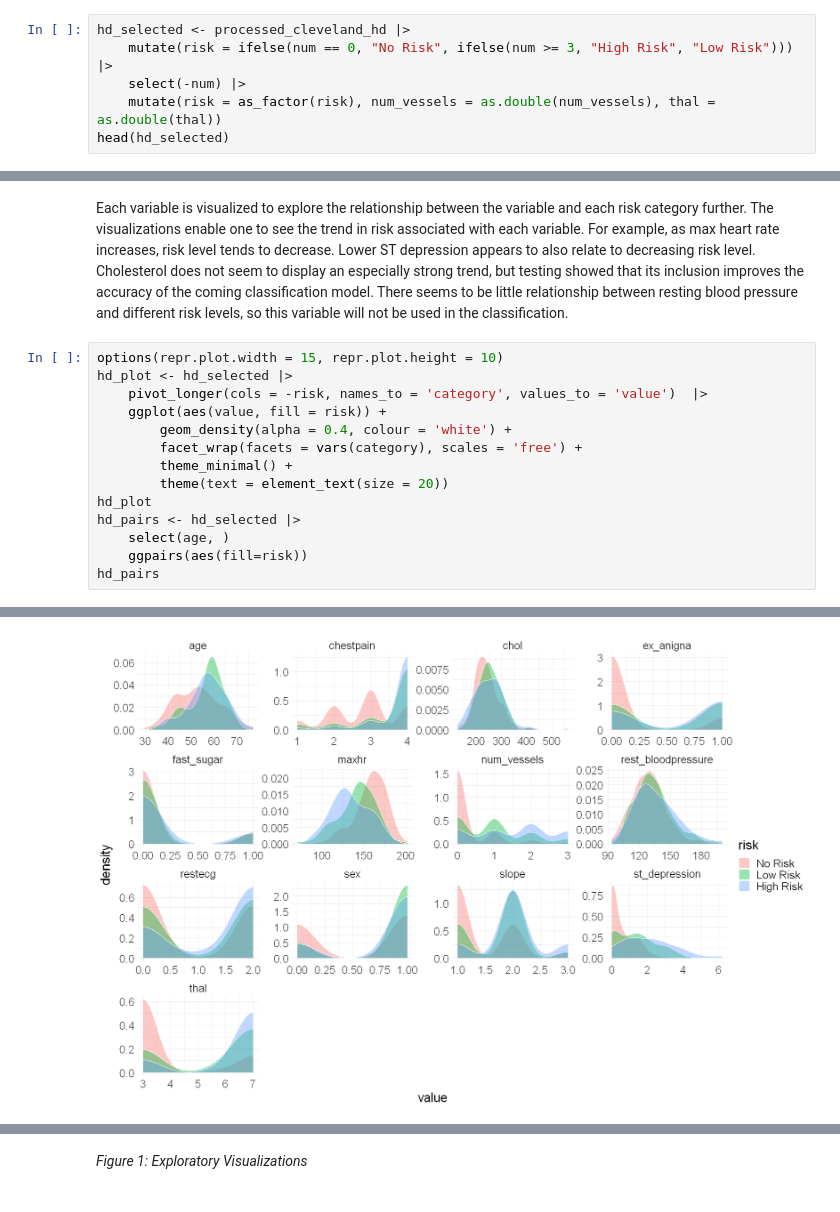
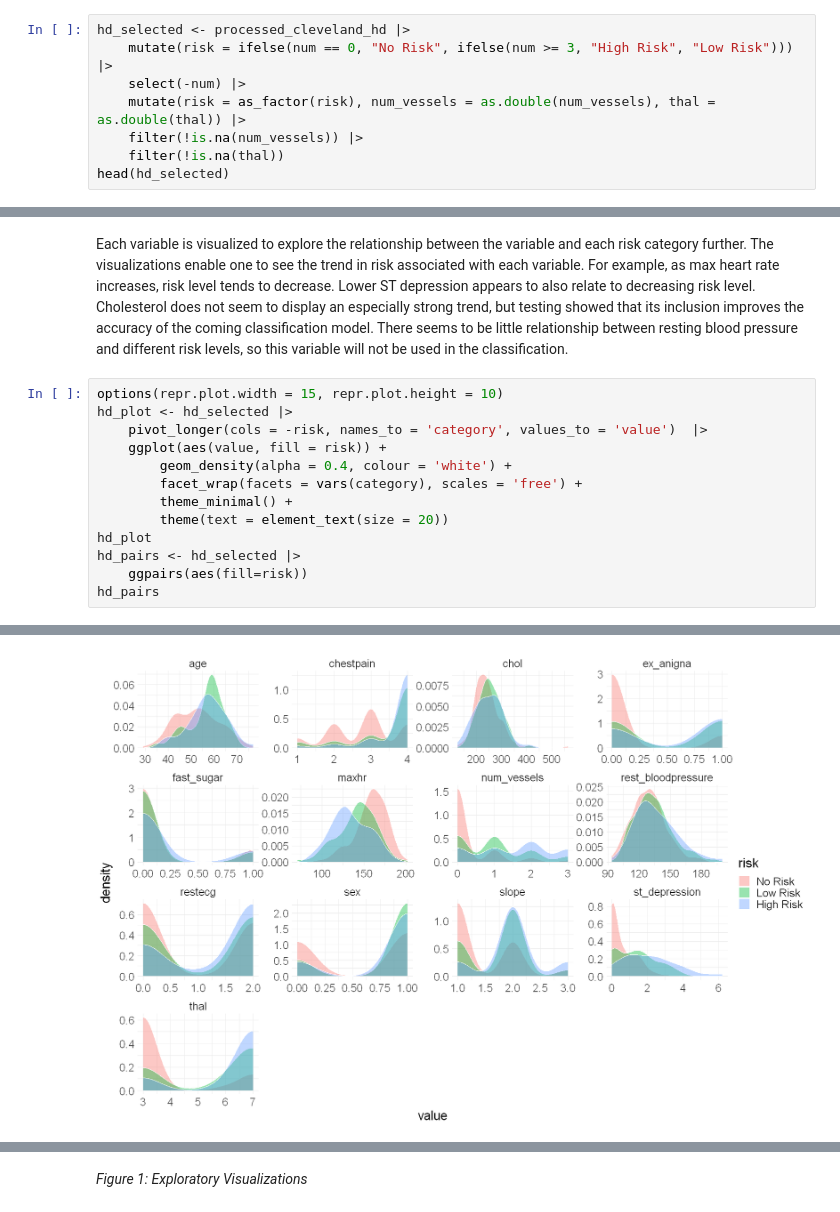
Before and after one commit to khyeo1011/dsci100_26, a Jupyter notebook: Project Report.ipynb, the cells around one changed output, grey strips where cells are left out. Cells and saved outputs as stored; diff of their text form.

```diff
--- a/Project Report.ipynb
+++ b/Project Report.ipynb
@@ -79,7 +79,9 @@ _Table 1: Processed Data_
 hd_selected <- processed_cleveland_hd |>
     mutate(risk = ifelse(num == 0, "No Risk", ifelse(num >= 3, "High Risk", "Low Risk"))) |>
     select(-num) |>
-    mutate(risk = as_factor(risk), num_vessels = as.double(num_vessels), thal = as.double(thal))
+    mutate(risk = as_factor(risk), num_vessels = as.double(num_vessels), thal = as.double(thal)) |>
+    filter(!is.na(num_vessels)) |>
+    filter(!is.na(thal))
 head(hd_selected)
 # %% [output]
 Warning message:
@@ -146,7 +148,6 @@ hd_plot <- hd_selected |>
         theme(text = element_text(size = 20))
 hd_plot
 hd_pairs <- hd_selected |>
-    select(age, )
     ggpairs(aes(fill=risk))
 hd_pairs
 # %% [output]
@@ -170,4 +167,4 @@ Warning message:
-[figure, old version]
+[figure, new version]
 [figure]
 # %% [markdown]
 _Figure 1: Exploratory Visualizations_
```
Also changed, not shown: parts of 7 cells of this notebook.
